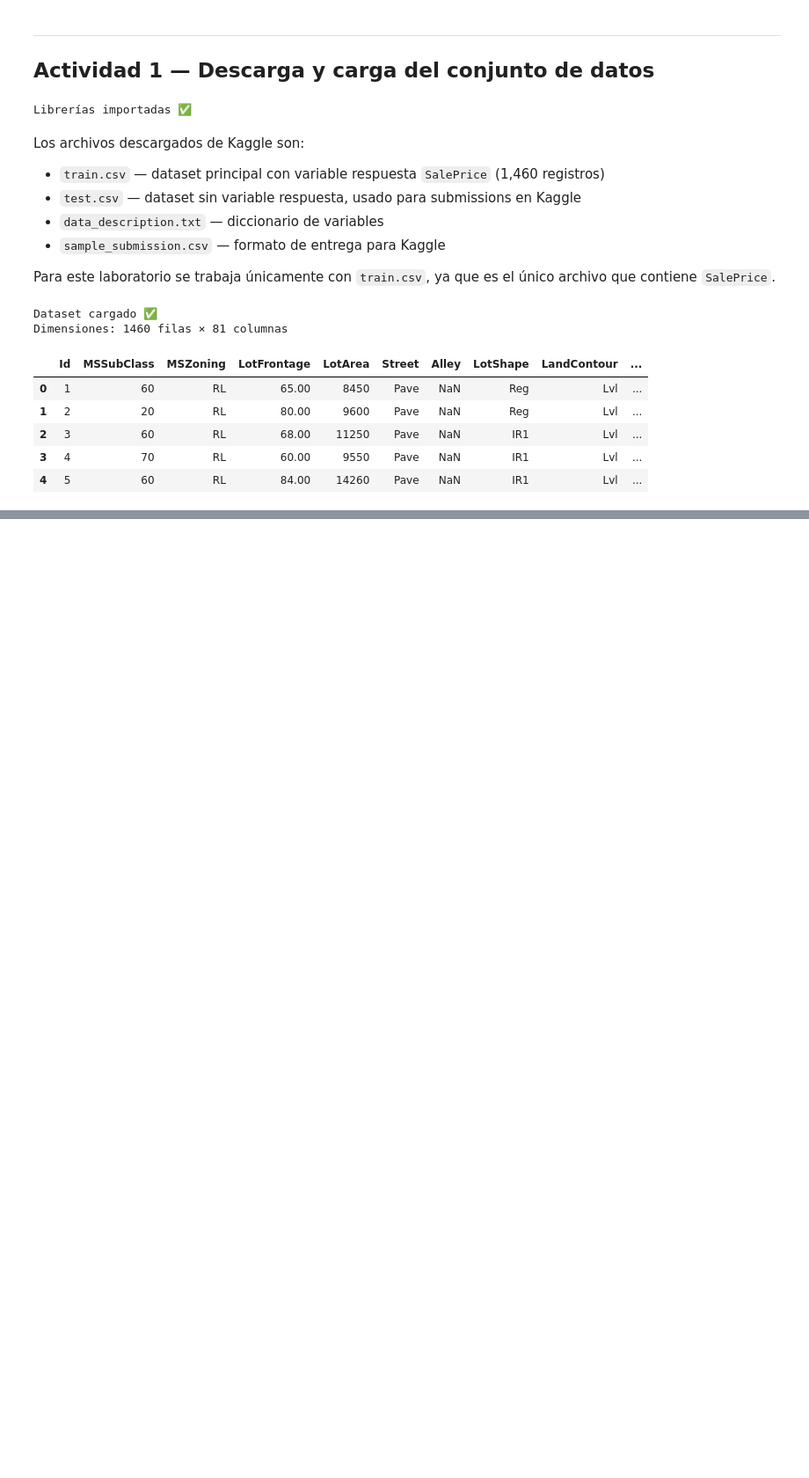
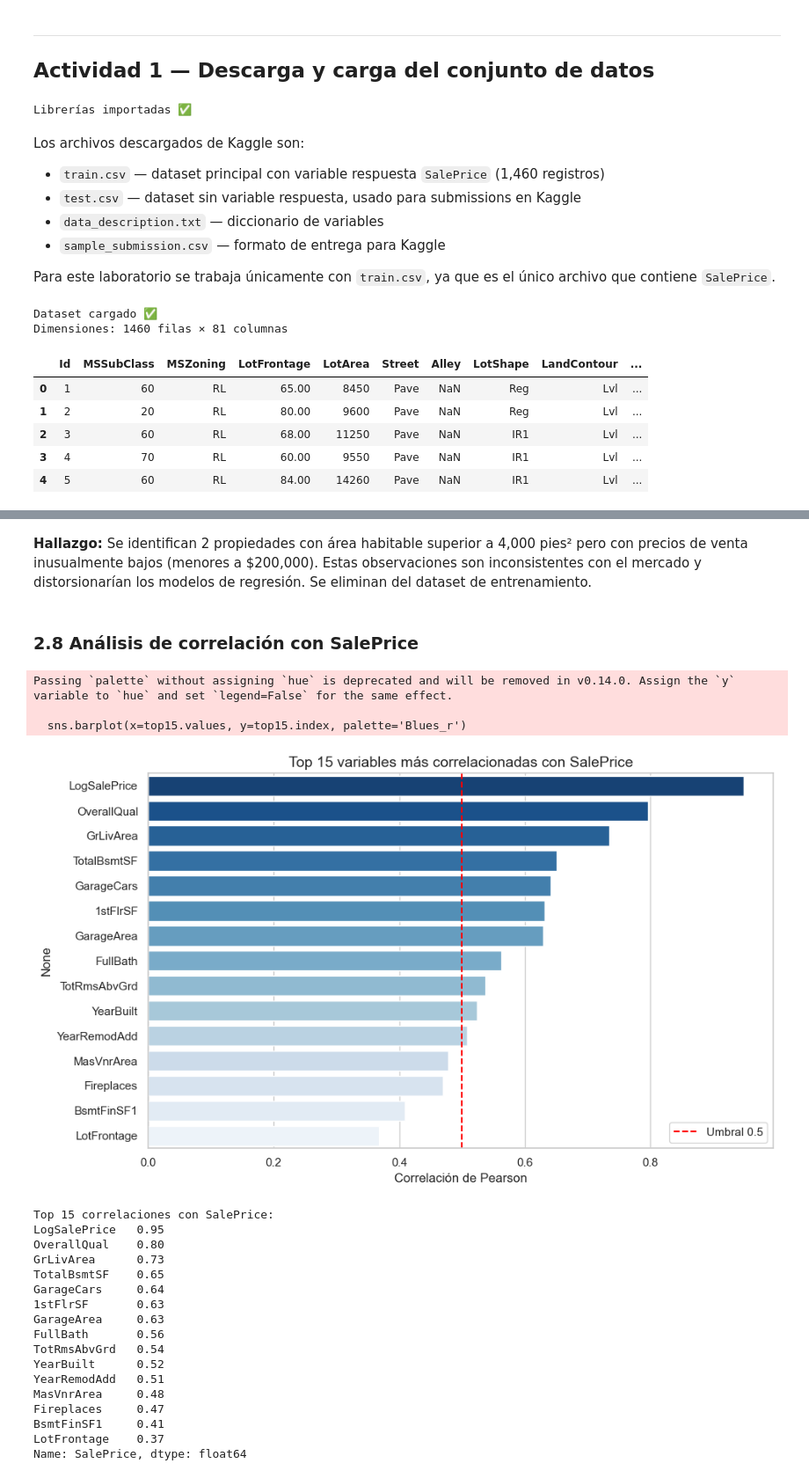
Before and after one commit to erickguerra2/MD-LAB03, a Jupyter notebook: main.ipynb, the cells around one changed output, grey strips where cells are left out. Shown at 88% size. Drawn from its saved outputs; the diff is of its cells as text; code cells hidden in the pictures; blank space fills up the shorter version.

```diff
--- a/main.ipynb
+++ b/main.ipynb
@@ -61,0 +330,44 @@ Dimensiones: 1460 filas × 81 columnas
+# %% [markdown]
+**Hallazgo:** Se identifican 2 propiedades con área habitable superior a 4,000 pies² pero con precios de venta inusualmente bajos (menores a $200,000). Estas observaciones son inconsistentes con el mercado y distorsionarían los modelos de regresión. Se eliminan del dataset de entrenamiento.
+# %% [markdown]
+### 2.8 Análisis de correlación con SalePrice
+# %%
+# Top 15 variables numéricas más correlacionadas con SalePrice
+num_cols_updated = df.select_dtypes(include=[np.number]).columns.tolist()
+correlaciones = df[num_cols_updated].corr()['SalePrice'].drop('SalePrice').sort_values(ascending=False)
+
+top15 = correlaciones.head(15)
+
+plt.figure(figsize=(10, 6))
+sns.barplot(x=top15.values, y=top15.index, palette='Blues_r')
+plt.title('Top 15 variables más correlacionadas con SalePrice', fontsize=14)
+plt.xlabel('Correlación de Pearson')
+plt.axvline(x=0.5, color='red', linestyle='--', label='Umbral 0.5')
+plt.legend()
+plt.tight_layout()
+plt.show()
+
+print('Top 15 correlaciones con SalePrice:')
+print(top15)
+# %% [output]
+Passing `palette` without assigning `hue` is deprecated and will be removed in v0.14.0. Assign the `y` variable to `hue` and set `legend=False` for the same effect.
+
+  sns.barplot(x=top15.values, y=top15.index, palette='Blues_r')
+[figure, added]
+Top 15 correlaciones con SalePrice:
+LogSalePrice   0.95
+OverallQual    0.80
+GrLivArea      0.73
+TotalBsmtSF    0.65
+GarageCars     0.64
+1stFlrSF       0.63
+GarageArea     0.63
+FullBath       0.56
+TotRmsAbvGrd   0.54
+YearBuilt      0.52
+YearRemodAdd   0.51
+MasVnrArea     0.48
+Fireplaces     0.47
+BsmtFinSF1     0.41
+LotFrontage    0.37
+Name: SalePrice, dtype: float64
```
Also changed, not shown: parts of 29 cells of this notebook.
